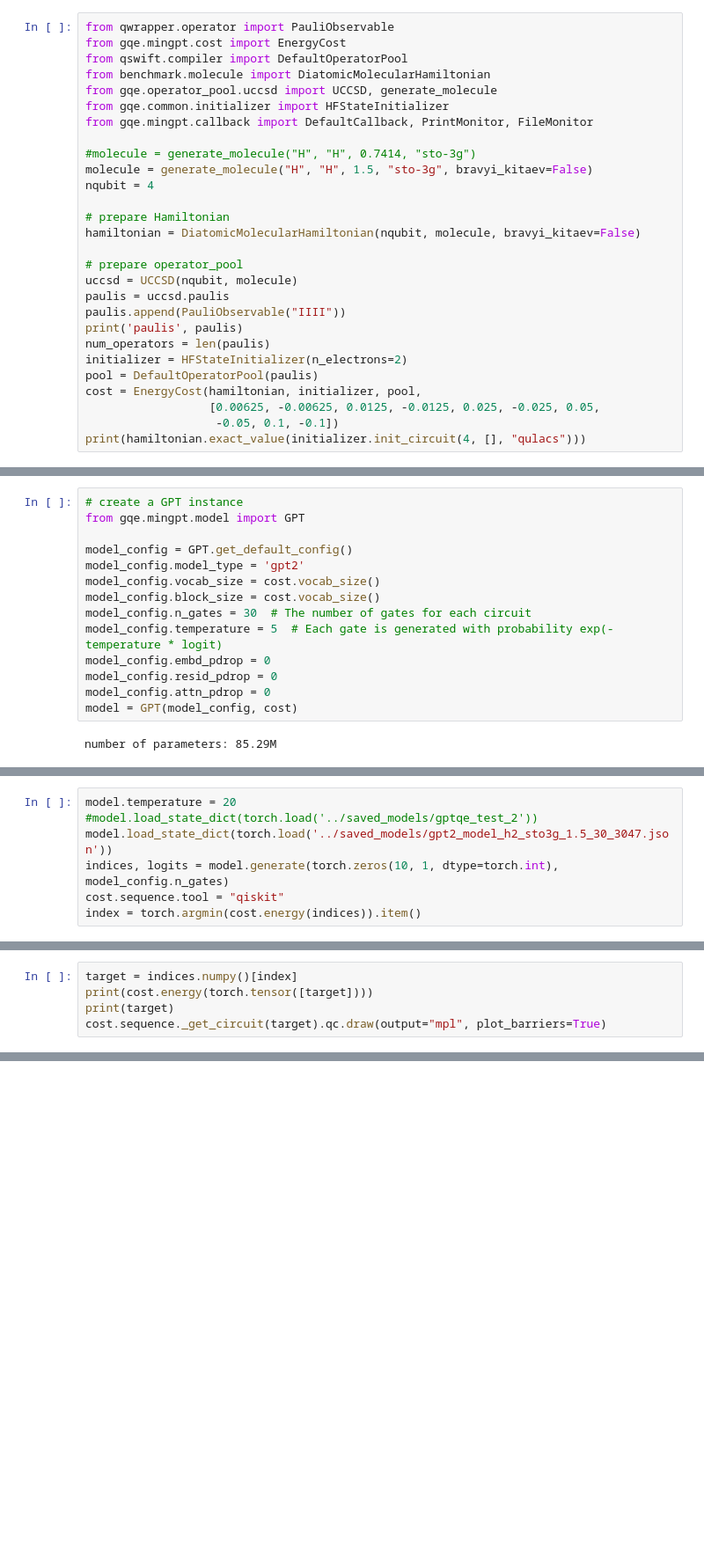
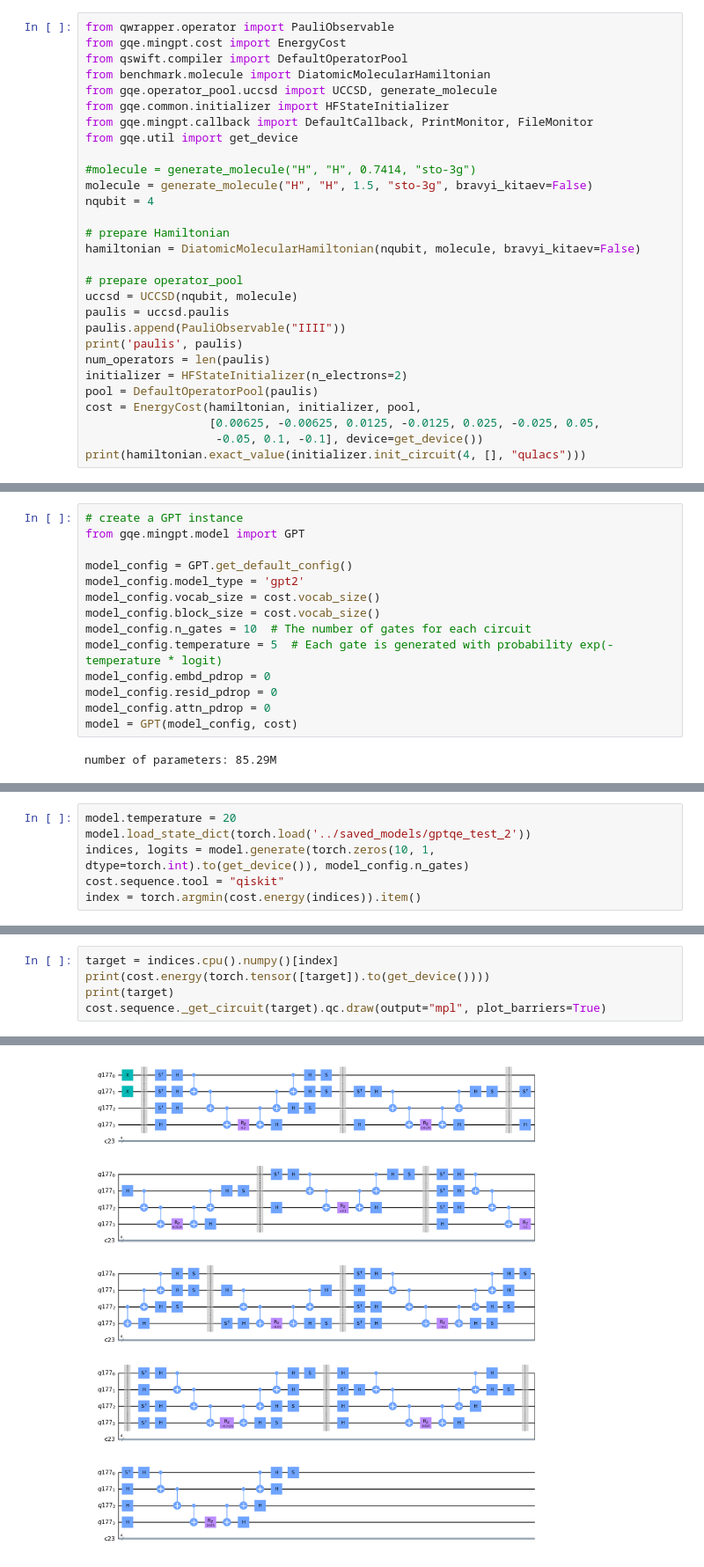
Before and after one commit to konakaji/ncs, a Jupyter notebook: notebooks/run_gptqe_hydrogen_once.ipynb, the cells around one changed output, grey strips where cells are left out. Shown at 88% size. Drawn from its saved outputs; the diff is of its cells as text; blank space fills up the shorter version.

```diff
--- a/notebooks/run_gptqe_hydrogen_once.ipynb
+++ b/notebooks/run_gptqe_hydrogen_once.ipynb
@@ -15,6 +15,7 @@ from benchmark.molecule import DiatomicMolecularHamiltonian
 from gqe.operator_pool.uccsd import UCCSD, generate_molecule
 from gqe.common.initializer import HFStateInitializer
 from gqe.mingpt.callback import DefaultCallback, PrintMonitor, FileMonitor
+from gqe.util import get_device
 
 #molecule = generate_molecule("H", "H", 0.7414, "sto-3g")
 molecule = generate_molecule("H", "H", 1.5, "sto-3g", bravyi_kitaev=False)
@@ -33,7 +34,7 @@ initializer = HFStateInitializer(n_electrons=2)
 pool = DefaultOperatorPool(paulis)
 cost = EnergyCost(hamiltonian, initializer, pool,
                   [0.00625, -0.00625, 0.0125, -0.0125, 0.025, -0.025, 0.05,
-                   -0.05, 0.1, -0.1])
+                   -0.05, 0.1, -0.1], device=get_device())
 print(hamiltonian.exact_value(initializer.init_circuit(4, [], "qulacs")))
 # %% [output]
 converged SCF energy = -0.910873554594387
@@ -71,7 +72,7 @@ model_config = GPT.get_default_config()
 model_config.model_type = 'gpt2'
 model_config.vocab_size = cost.vocab_size()
 model_config.block_size = cost.vocab_size()
-model_config.n_gates = 30  # The number of gates for each circuit
+model_config.n_gates = 10  # The number of gates for each circuit
 model_config.temperature = 5  # Each gate is generated with probability exp(-temperature * logit)
 model_config.embd_pdrop = 0
 model_config.resid_pdrop = 0
@@ -116,7 +126,6 @@ tensor([-0.8898])
 # %%
 model.temperature = 20
-#model.load_state_dict(torch.load('../saved_models/gptqe_test_2'))
-model.load_state_dict(torch.load('../saved_models/gpt2_model_h2_sto3g_1.5_30_3047.json'))
-indices, logits = model.generate(torch.zeros(10, 1, dtype=torch.int), model_config.n_gates)
+model.load_state_dict(torch.load('../saved_models/gptqe_test_2'))
+indices, logits = model.generate(torch.zeros(10, 1, dtype=torch.int).to(get_device()), model_config.n_gates)
 cost.sequence.tool = "qiskit"
 index = torch.argmin(cost.energy(indices)).item()
@@ -128,5 +132,6 @@ RuntimeError: Error(s) in loading state_dict for GPT:
 # %%
-target = indices.numpy()[index]
-print(cost.energy(torch.tensor([target])))
+target = indices.cpu().numpy()[index]
+print(cost.energy(torch.tensor([target]).to(get_device())))
 print(target)
 cost.sequence._get_circuit(target).qc.draw(output="mpl", plot_barriers=True)
+# %% [output]
@@ -132,0 +140 @@ cost.sequence._get_circuit(target).qc.draw(output="mpl", plot_barriers=True)
+[figure, added]
```
Also changed, not shown: parts of 5 cells of this notebook, 9 other files.
